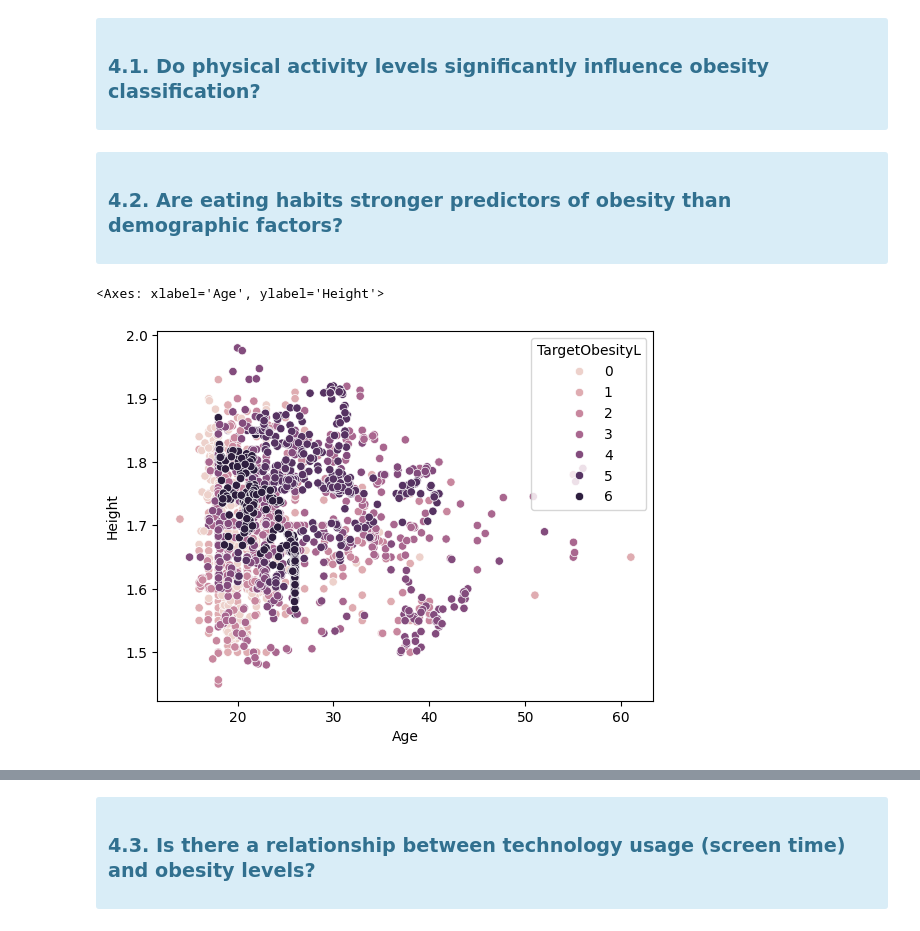
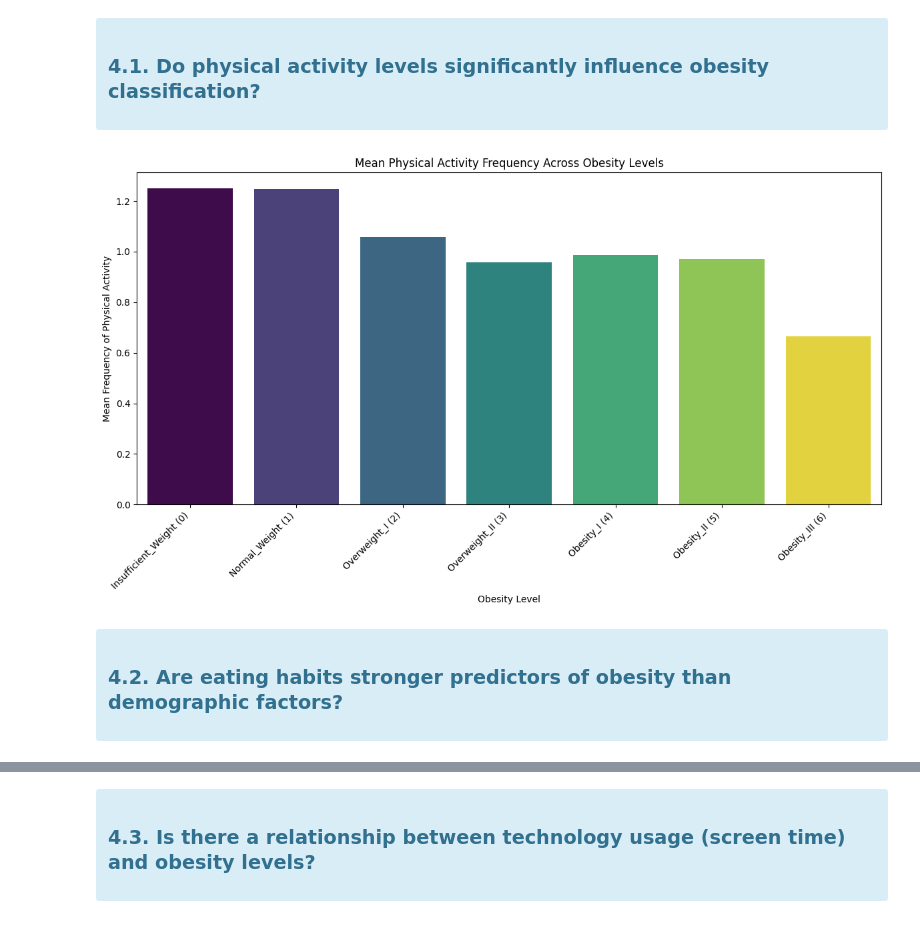
Before and after one commit to MInesGomes/DataScienceObesityLevels, a Jupyter notebook: DSGroup2.ipynb, the cells around one changed output, grey strips where cells are left out. Cells and saved outputs as stored; diff of their text form; code cells hidden in the pictures.

```diff
--- a/DSGroup2.ipynb
+++ b/DSGroup2.ipynb
@@ -1209,3 +1196,9 @@ dfClean.head(), MTrans one-hot encoding:
+# %%
+# 4. Create a DataFrame to make it easy to read
+ObesityLabels = [
+    'Insufficient_Weight (0)', 'Normal_Weight (1)', 'Overweight_I (2)',
+    'Overweight_II (3)', 'Obesity_I (4)', 'Obesity_II (5)', 'Obesity_III (6)'
+]
 # %% [markdown]
 <div class="alert alert-block alert-info">
 
@@ -1214,6 +1207,27 @@ dfClean.head(), MTrans one-hot encoding:
 ### 4.1. Do physical activity levels significantly influence obesity classification?
 
 </div>
+# %%
+import matplotlib.pyplot as plt
+import seaborn as sns
+
+# Calculate the mean physical activity frequency for each Obesity Level
+mean_phy_ac_by_obesity = dfClean.groupby('TargetObesityL')['FrePhyAc'].mean().reset_index()
+
+# Define numerical order for the x-axis
+obesity_numeric_order = sorted(dfClean['TargetObesityL'].unique())
+
+plt.figure(figsize=(12, 7))
+sns.barplot(x='TargetObesityL', y='FrePhyAc', data=mean_phy_ac_by_obesity, order=obesity_numeric_order, palette='viridis', hue='TargetObesityL', legend=False)
+plt.title('Mean Physical Activity Frequency Across Obesity Levels')
+plt.xlabel('Obesity Level')
+plt.ylabel('Mean Frequency of Physical Activity')
+# Use ObesityLabels for readable tick labels
+plt.xticks(ticks=range(len(ObesityLabels)), labels=ObesityLabels, rotation=45, ha='right')
+plt.tight_layout()
+plt.show()
+# %% [output]
+[figure, added]
 # %% [markdown]
 <div class="alert alert-block alert-info">
 
@@ -1222,8 +1236,3 @@ dfClean.head(), MTrans one-hot encoding:
 ### 4.2. Are eating habits stronger predictors of obesity than demographic factors?
 
 </div>
-# %%
-sns.scatterplot( data = dfClean, x = 'Age', y = 'Height', hue = 'TargetObesityL')
-# %% [output]
-<Axes: xlabel='Age', ylabel='Height'>
-[figure, removed]
```
Also changed, not shown: parts of 44 cells of this notebook.
